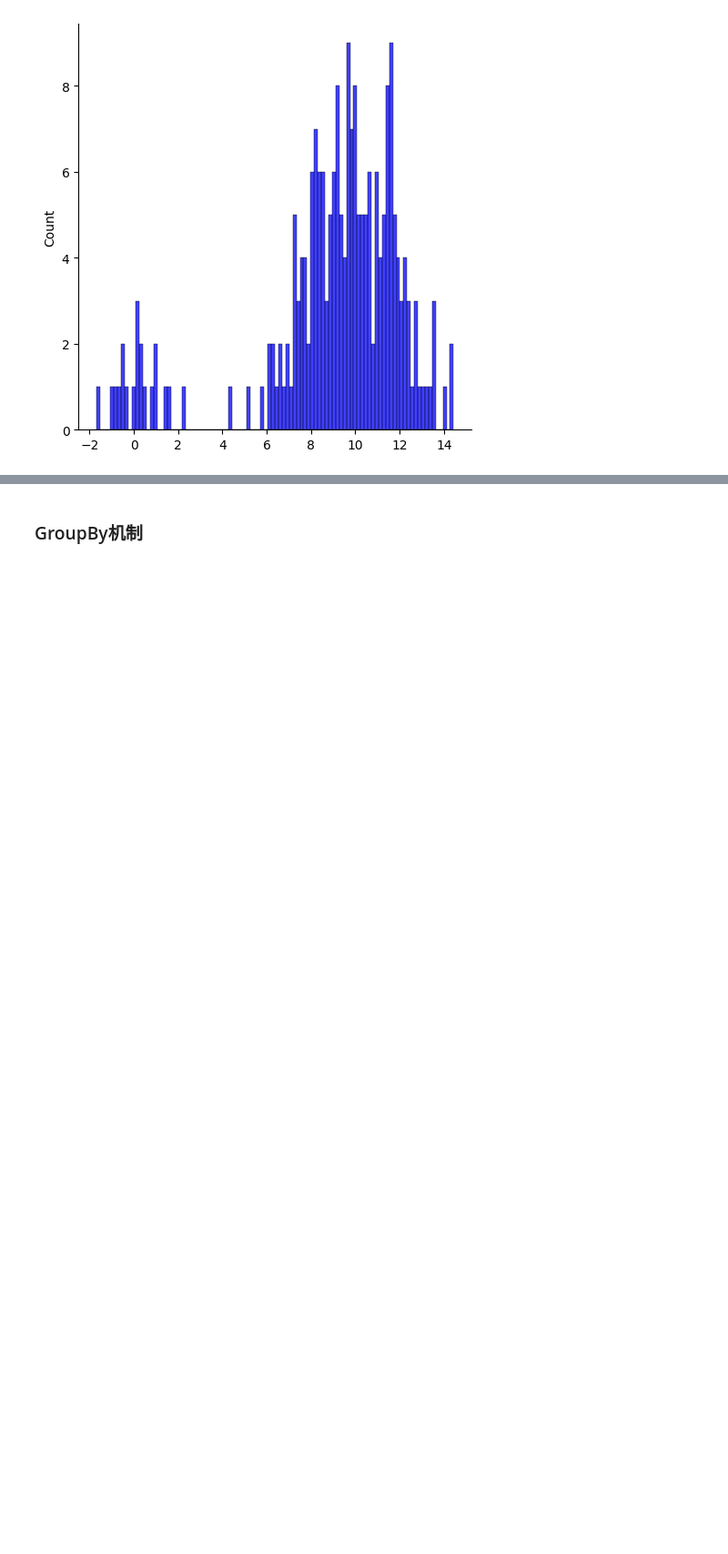
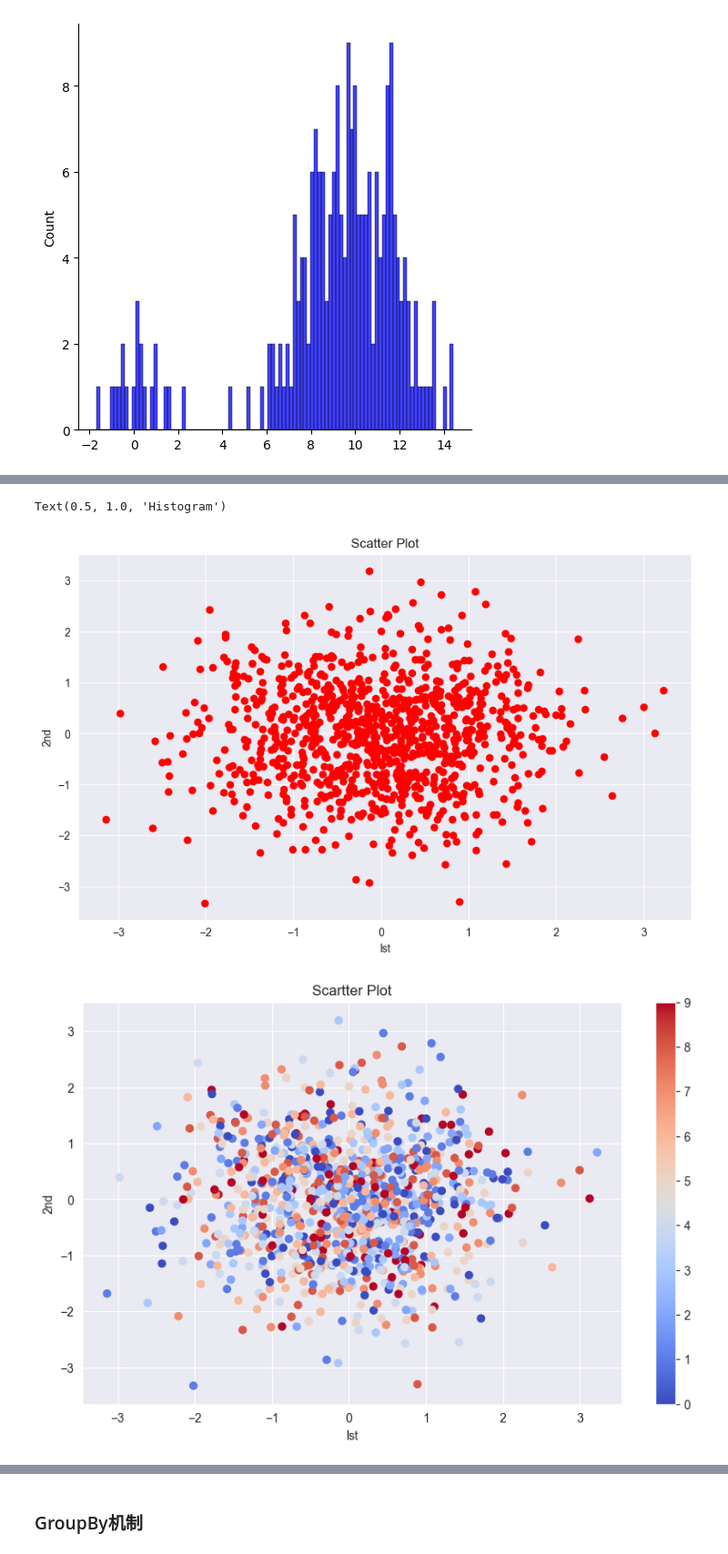
Before and after one commit to eastyell/study_python, a Jupyter notebook: study.ipynb, the cells around one changed output, grey strips where cells are left out. Shown at 91% size. Saved outputs shown, nothing was run; the diff lists cells and outputs as text; code cells hidden in the pictures; blank space fills up the shorter version.

```diff
--- a/study.ipynb
+++ b/study.ipynb
@@ -1088,0 +1129,30 @@ sns.displot(values, bins=100, color='b')
+# %%
+y = np.random.standard_normal((1000, 2))  # 5行2列
+plt.figure(figsize=(10, 6))
+plt.plot(y[:, 0], y[:, 1], 'ro')
+plt.xlabel('lst')
+plt.ylabel('2nd')
+plt.title('Scatter Plot')
+
+c = np.random.randint(0, 10, len(y)) # 1000个0到10的随机整数
+plt.figure(figsize=(10, 6))
+plt.scatter(y[:, 0], y[:, 1],
+            c=c, #第三个数据集 色卡条
+            cmap='coolwarm',  # 颜色映射
+            marker='o')    # 粗点
+plt.colorbar()
+plt.xlabel('lst')
+plt.ylabel('2nd')
+plt.title('Scartter Plot')
+
+plt.figure(figsize=(10, 6))
+plt.hist(y, label=['lst', '2nd'], color=['b', 'g'],
+         stacked=True, bins=20, alpha=0.5)
+plt.legend(loc=0)
+plt.xlabel('value')
+plt.ylabel('frequency')
+plt.title('Histogram')
+# %% [output]
+Text(0.5, 1.0, 'Histogram')
+[figure, added]
+[figure, added]
```
Also changed, not shown: parts of 4 cells of this notebook.
